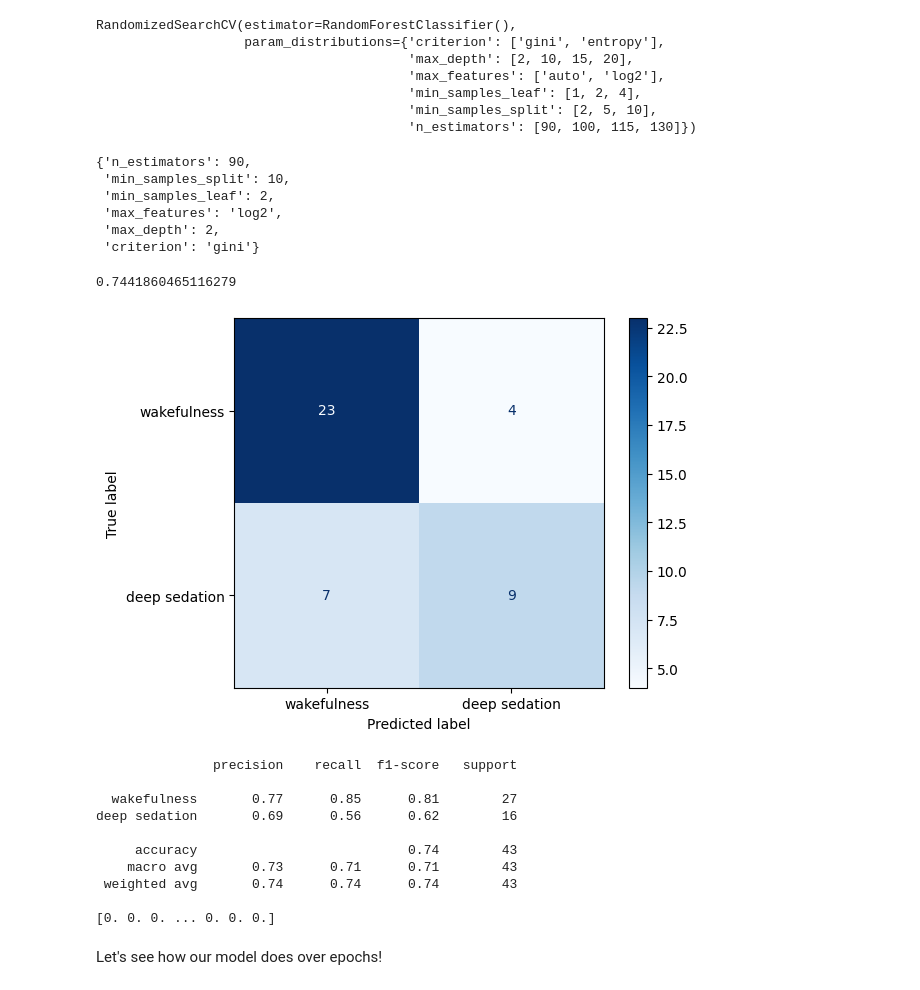
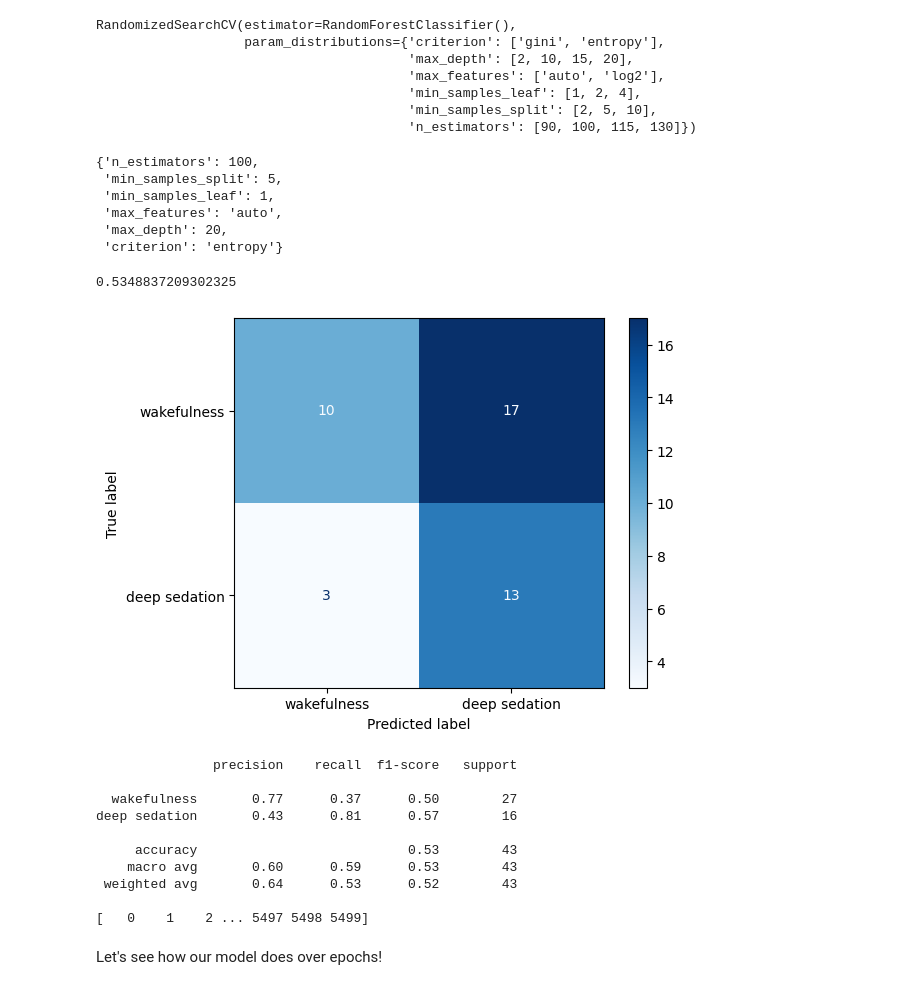
Before and after one commit to kangelaa/honors-thesis, a Jupyter notebook: HThesis_SVMModel_HudetzHoldout.ipynb, the cells around one changed output. Saved outputs shown, nothing was run; the diff lists cells and outputs as text; code cells hidden in the pictures.

```diff
--- a/HThesis_SVMModel_HudetzHoldout.ipynb
+++ b/HThesis_SVMModel_HudetzHoldout.ipynb
@@ -474,7 +478,7 @@ model.best_params_
 # %%
 from sklearn import svm
 
-SVC=svm.SVC(C=1,gamma=1,kernel='rbf')
+SVC=svm.SVC(C=.1,gamma=.1,kernel='poly')
 SVC.fit(x_train,y_train)
 
 y_pred=SVC.predict(x_test)
@@ -557,6 +559,6 @@ grid_search.best_params_
 # %%
 from sklearn import tree
 
-T=tree.DecisionTreeClassifier(max_depth=3)
+T=tree.DecisionTreeClassifier(max_depth=7)
 T.fit(x_train,y_train)
 # %% [output]
@@ -696,51 +698,51 @@ RandomizedSearchCV(estimator=RandomForestClassifier(),
 # %%
 grid_search.best_params_
 # %% [output]
-{'n_estimators': 90,
- 'min_samples_split': 10,
- 'min_samples_leaf': 2,
- 'max_features': 'log2',
- 'max_depth': 2,
- 'criterion': 'gini'}
+{'n_estimators': 100,
+ 'min_samples_split': 5,
+ 'min_samples_leaf': 1,
+ 'max_features': 'auto',
+ 'max_depth': 20,
+ 'criterion': 'entropy'}
 # %%
 from sklearn.ensemble import RandomForestClassifier
 
-RF=RandomForestClassifier(criterion='gini',
-                          max_depth=2,
-                          max_features='log2',
-                          min_samples_leaf=2,
-                          min_samples_split=10,
-                          n_estimators=90)
+RF=RandomForestClassifier(criterion='entropy',
+                          max_depth=20,
+                          max_features='auto',
+                          min_samples_leaf=1,
+                          min_samples_split=5,
+                          n_estimators=100)
 # RF=RandomForestClassifier(criterion='entropy',
 #                           max_depth=10,
 #                           max_features='auto',
 #                           min_samples_leaf=4,
 #                           min_samples_split=10,
 #                           n_estimators=115)
 RF.fit(x_train,y_train)
 y_pred=RF.predict(x_test)
 
 print(accuracy_score(y_pred,y_test))
 
 
 cm = confusion_matrix(y_test,y_pred)
 disp = ConfusionMatrixDisplay(cm, display_labels=['wakefulness','deep sedation'])
 disp.plot(cmap='Blues')
 plt.show()
 print(classification_report(y_test,y_pred,target_names=['wakefulness','deep sedation']))
 print(features)
 # %% [output]
-0.7441860465116279
+0.5348837209302325
-[figure, old version]
+[figure, new version]
                precision    recall  f1-score   support
 
-  wakefulness       0.77      0.85      0.81        27
-deep sedation       0.69      0.56      0.62        16
+  wakefulness       0.77      0.37      0.50        27
+deep sedation       0.43      0.81      0.57        16
 
-     accuracy                           0.74        43
-    macro avg       0.73      0.71      0.71        43
- weighted avg       0.74      0.74      0.74        43
+     accuracy                           0.53        43
+    macro avg       0.60      0.59      0.53        43
+ weighted avg       0.64      0.53      0.52        43
 
-[0. 0. 0. ... 0. 0. 0.]
+[   0    1    2 ... 5497 5498 5499]
 # %%
 features = RF.feature_importances_
```
Also changed, not shown: parts of 11 cells of this notebook.
